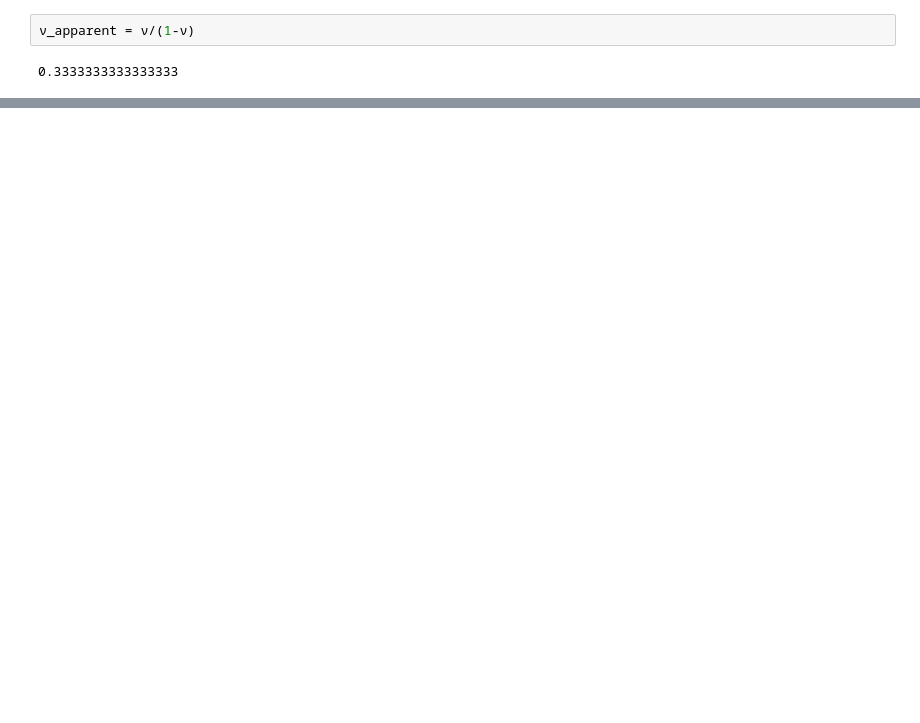
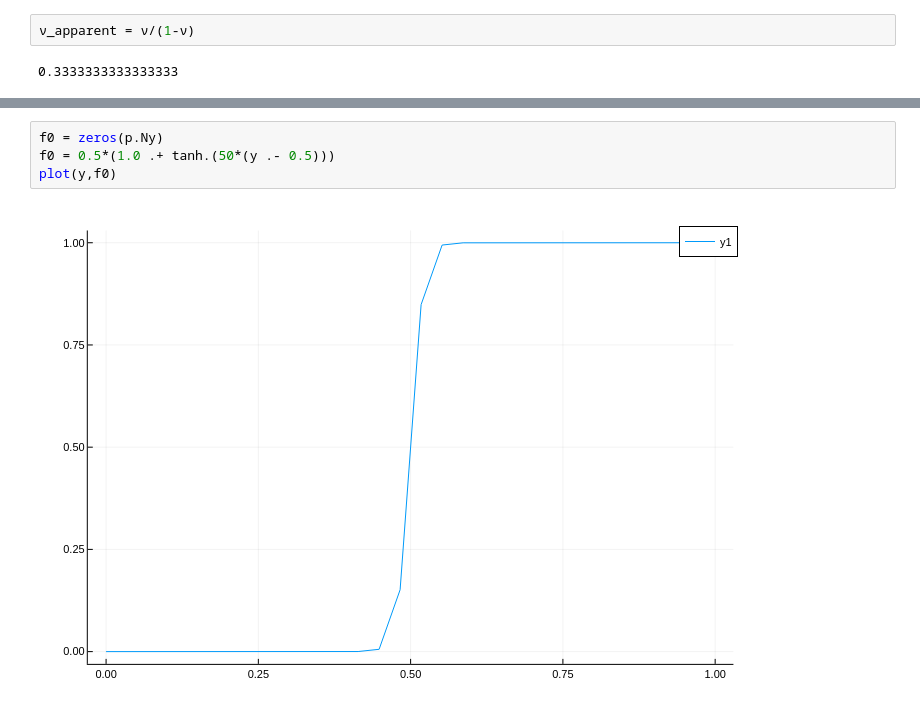
Before and after one commit to ThanasisGiannakopoulos/ice_modelling, a Jupyter notebook: notebooks/fracture/elastic/2d/test_operators.ipynb, the cells around one changed output, grey strips where cells are left out. Drawn from its saved outputs; the diff is of its cells as text; blank space fills up the shorter version.

```diff
--- a/notebooks/fracture/elastic/2d/test_operators.ipynb
+++ b/notebooks/fracture/elastic/2d/test_operators.ipynb
@@ -887,0 +984,6 @@ Measured Poisson ratio ≈ 0.31158597463453863
+# %%
+f0 = zeros(p.Ny)
+f0 = 0.5*(1.0 .+ tanh.(50*(y .- 0.5)))
+plot(y,f0)
+# %% [output]
+[figure, added]
```
Also changed, not shown: parts of 21 cells of this notebook.
